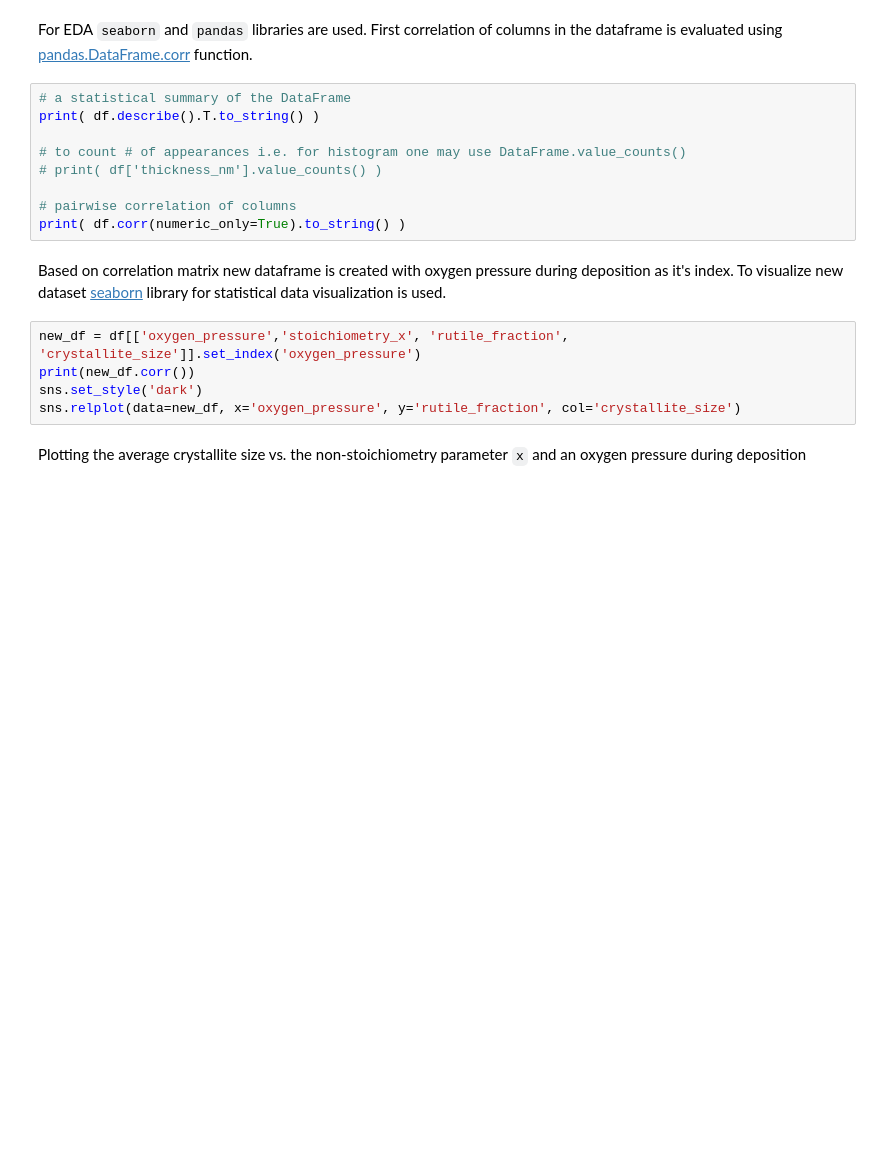
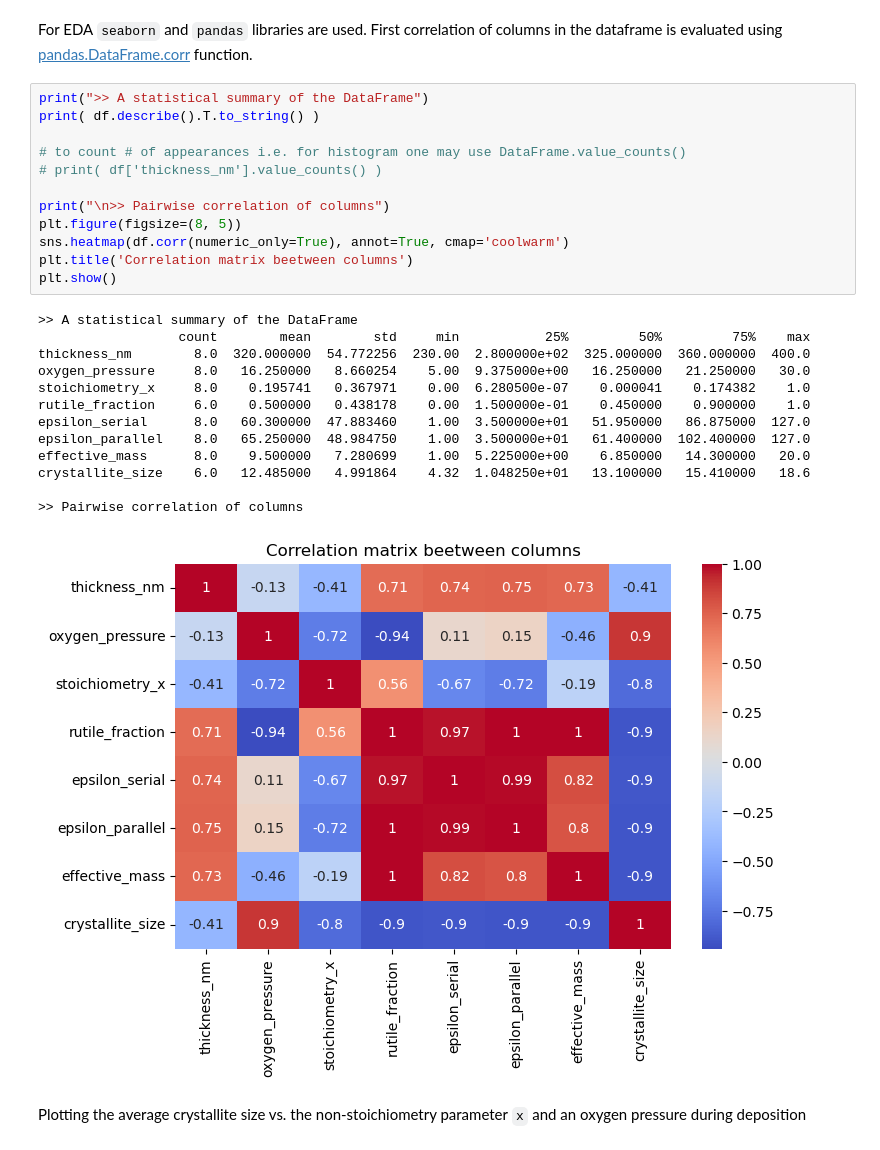
Before and after one commit to kaenkai/research-analysis-tools, a Jupyter notebook: hopping/thin_films_eda.ipynb, the cells around one changed output. Cells and saved outputs as stored; diff of their text form; blank space fills up the shorter version.

```diff
--- a/hopping/thin_films_eda.ipynb
+++ b/hopping/thin_films_eda.ipynb
@@ -15,22 +28,31 @@ df = ThinFilmDatabase.load_df()
 For EDA `seaborn` and `pandas` libraries are used.
 First correlation of columns in the dataframe is evaluated using [pandas.DataFrame.corr](https://pandas.pydata.org/pandas-docs/stable/reference/api/pandas.DataFrame.corr.html) function.
 # %%
-# a statistical summary of the DataFrame
+print(">> A statistical summary of the DataFrame")
 print( df.describe().T.to_string() )
 
 # to count # of appearances i.e. for histogram one may use DataFrame.value_counts()
 # print( df['thickness_nm'].value_counts() )
 
-# pairwise correlation of columns
-print( df.corr(numeric_only=True).to_string() )
+print("\n>> Pairwise correlation of columns")
+plt.figure(figsize=(8, 5))
+sns.heatmap(df.corr(numeric_only=True), annot=True, cmap='coolwarm')
+plt.title('Correlation matrix beetween columns')
+plt.show()
+# %% [output]
+>> A statistical summary of the DataFrame
+                  count        mean        std     min           25%         50%         75%    max
+thickness_nm        8.0  320.000000  54.772256  230.00  2.800000e+02  325.000000  360.000000  400.0
+oxygen_pressure     8.0   16.250000   8.660254    5.00  9.375000e+00   16.250000   21.250000   30.0
+stoichiometry_x     8.0    0.195741   0.367971    0.00  6.280500e-07    0.000041    0.174382    1.0
+rutile_fraction     6.0    0.500000   0.438178    0.00  1.500000e-01    0.450000    0.900000    1.0
+epsilon_serial      8.0   60.300000  47.883460    1.00  3.500000e+01   51.950000   86.875000  127.0
+epsilon_parallel    8.0   65.250000  48.984750    1.00  3.500000e+01   61.400000  102.400000  127.0
+effective_mass      8.0    9.500000   7.280699    1.00  5.225000e+00    6.850000   14.300000   20.0
+crystallite_size    6.0   12.485000   4.991864    4.32  1.048250e+01   13.100000   15.410000   18.6
+
+>> Pairwise correlation of columns
+[figure, added]
-# %% [markdown]
-Based on correlation matrix new dataframe is created with oxygen pressure during deposition as it's index.
-To visualize new dataset [seaborn](https://seaborn.pydata.org/) library for statistical data visualization is used.
-# %%
-new_df = df[['oxygen_pressure','stoichiometry_x', 'rutile_fraction', 'crystallite_size']].set_index('oxygen_pressure')
-print(new_df.corr())
-sns.set_style('dark')
-sns.relplot(data=new_df, x='oxygen_pressure', y='rutile_fraction', col='crystallite_size')
 # %% [markdown]
 Plotting the average crystallite size vs. the non-stoichiometry parameter `x` and an oxygen pressure during deposition
 # %%
```
Also changed, not shown: parts of 7 cells of this notebook, 2 other files.
